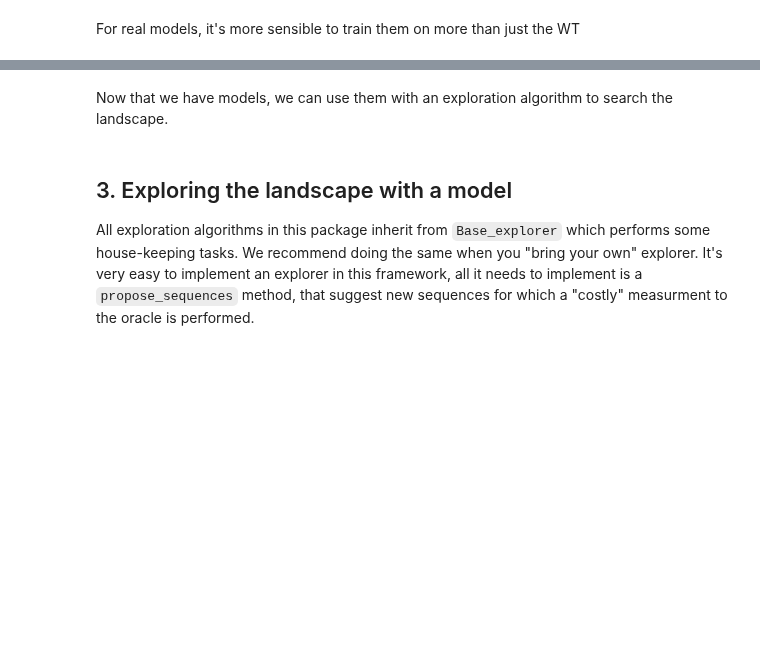
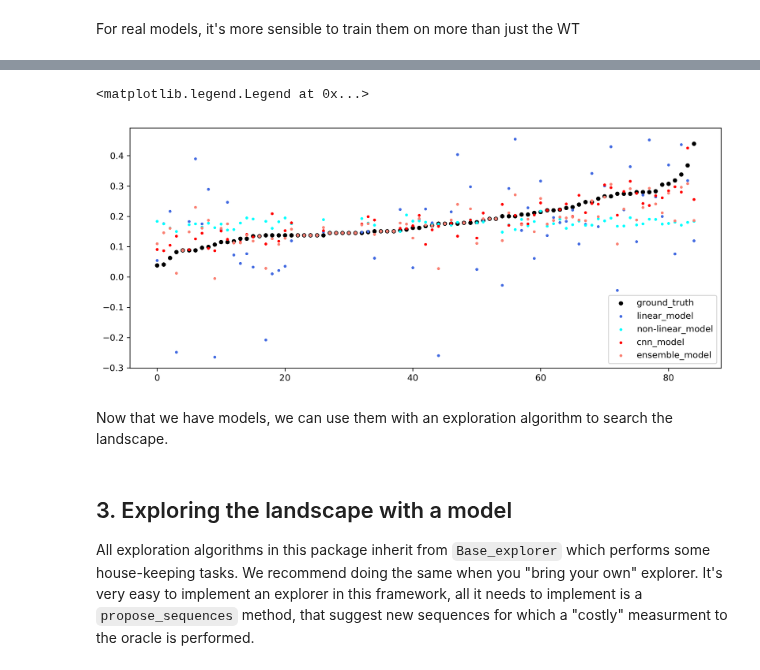
Before and after one commit to samsinai/FLEXS, a Jupyter notebook: examples/Tutorial.ipynb, the cells around one changed output, grey strips where cells are left out. Drawn from its saved outputs; the diff is of its cells as text; code cells hidden in the pictures; blank space fills up the shorter version.

```diff
--- a/examples/Tutorial.ipynb
+++ b/examples/Tutorial.ipynb
@@ -219,0 +233,2 @@ plt.legend()
+# %%
+ensemble = Ensemble_models([noisy_lnn_model,noisy_gnn_model,noisy_cnn_model])
@@ -220,3 +237,31 @@ plt.legend()
+# %%
+plt.figure(figsize=(12,5),dpi=300)
+test_sequences = list(set([generate_random_mutant(wt,0.2, RNA_alphabet) for i in range(0,100)]))
+lnn_preds = []
+gnn_preds = []
+cnn_preds = []
+real_fitnesses = []
+all_fitnesses = [ ]
+for sequence in test_sequences:
+    all_fitnesses.append((landscape_oracle.get_fitness(sequence),ensemble.get_fitness_distribution(sequence), ensemble.get_fitness(sequence)))
+
+all_fitnesses = sorted(all_fitnesses)
+lnn_preds = [x[1][0] for x in all_fitnesses]
+gnn_preds = [x[1][1] for x in all_fitnesses]
+cnn_preds = [x[1][2] for x in all_fitnesses]
+ensemble_preds = [x[2] for x in all_fitnesses]
+
+real_fitnesses = [x[0] for x in all_fitnesses]
+
+plt.scatter(range(len(test_sequences)), real_fitnesses,c="k", s=15, label="ground_truth")
+plt.scatter(range(len(test_sequences)), lnn_preds, c="royalblue",s=5,label="linear_model")
+plt.scatter(range(len(test_sequences)), gnn_preds, c="cyan",s=5,label="non-linear_model")
+plt.scatter(range(len(test_sequences)), cnn_preds, c="red",s=5,label="cnn_model")
+plt.scatter(range(len(test_sequences)), ensemble_preds, c="salmon",s=5,label="ensemble_model")
+plt.legend()
+# %% [output]
+<matplotlib.legend.Legend at 0x...>
+[figure, added]
 # %% [markdown]
 Now that we have models, we can use them with an exploration algorithm to search the landscape.
 # %% [markdown]
```
Also changed, not shown: parts of 19 cells of this notebook, 5 other files.
